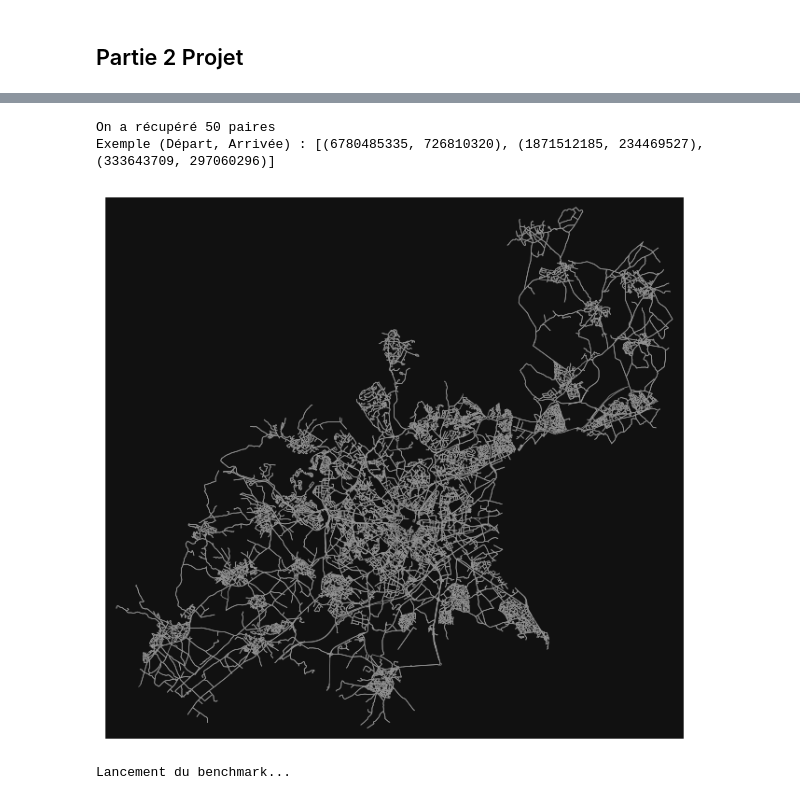
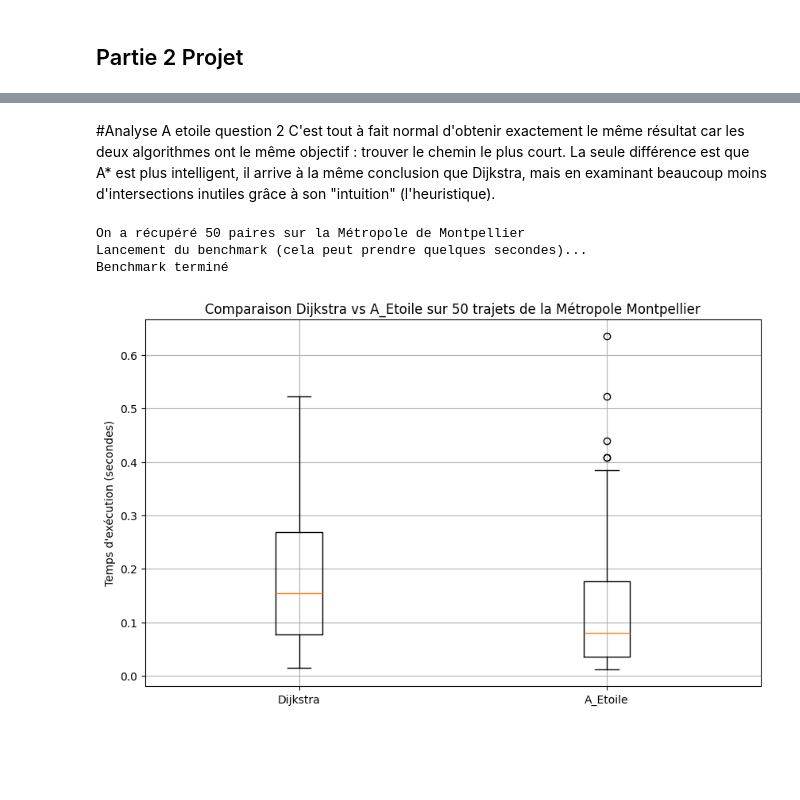
Before and after one commit to ArthY07/Projet-Graphes-Et-Reseaux-L3, a Jupyter notebook: Feschet_Arthur_Chayrigues_Noah.ipynb, the cells around one changed output, grey strips where cells are left out. Cells and saved outputs as stored; diff of their text form; code cells hidden in the pictures; blank space fills up the shorter version.

```diff
--- a/Feschet_Arthur_Chayrigues_Noah.ipynb
+++ b/Feschet_Arthur_Chayrigues_Noah.ipynb
@@ -261,12 +283,16 @@ location = {
     "0": (3.801007, 43.690637),  # Entrepôt
     "1": (3.791705, 43.701633)   # Client
 }
-G = ox.graph_from_place("Saint-Gély-du-Fesc, France", network_type="drive")
-G = ox.add_edge_speeds(G)
-G = ox.add_edge_travel_times(G)
 
+G_base = ox.graph_from_place("Saint-Gély-du-Fesc, France", network_type="drive")
+G_base = ox.add_edge_speeds(G_base)
+G_base = ox.add_edge_travel_times(G_base)
 
-for u, v, key, data in G.edges(keys=True, data=True):
+# On transforme en DiGraph pour algorithme A_Etoile
+G = nx.DiGraph(G_base)
+
+# On prépare les poids (sans le mot "key" car G est maintenant un graphe simple)
+for u, v, data in G.edges(data=True):
     if 'travel_time' in data:
         data['weight'] = data['travel_time']
 
@@ -275,8 +301,7 @@ Client   = ox.distance.nearest_nodes(G, location['1'][0], location['1'][1])
 
 chemin, duree = A_Etoile(G, Entrepôt, Client)
 
-fig, ax = ox.plot_graph_route(G, chemin, route_color='red', route_linewidth=4, node_size=0)
+fig, ax = ox.plot_graph_route(G_base, chemin, route_color='red', route_linewidth=4, node_size=0)
 print(f"Temps de trajet estimé : {duree / 60} minutes")
 print(f"Temps de trajet estimé arrondi: {round(duree / 60, 1)} minutes")
-print()
 # %% [output]
@@ -285,49 +310,57 @@ Temps de trajet estimé : 2.963606444275403 minutes
 Temps de trajet estimé arrondi: 3.0 minutes
+# %% [markdown]
+#Analyse A etoile question 2
+C'est tout à fait normal d'obtenir exactement le même résultat car les deux algorithmes ont le même objectif : trouver le chemin le plus court. La seule différence est que A* est plus intelligent, il arrive à la même conclusion que Dijkstra, mais en examinant beaucoup moins d'intersections inutiles grâce à son "intuition" (l'heuristique).
 # %%
- ## Question 3
+# Question 3
 
-G = ox.graph_from_place(["Montpellier Méditerranée Métropole, France"], network_type="drive")
-G = ox.add_edge_speeds(G)
-G = ox.add_edge_travel_times(G)
+G_base = ox.graph_from_place("Montpellier Méditerranée Métropole, France", network_type="drive")
+G_base = ox.add_edge_speeds(G_base)
+G_base = ox.add_edge_travel_times(G_base)
+
+G = nx.DiGraph(G_base)
+
+for u, v, data in G.edges(data=True):
+    if 'travel_time' in data:
+        data['weight'] = data['travel_time']
 
 nodes = list(G.nodes())
 paires = []
 
-# Tirage aléatoire 50 paires de nœuds (départ/arrivée)
+# Tirage aléatoire 50 paires de nœuds
 for i in range(50):
     depart, arrivee = random.sample(nodes, 2)
     paires.append((depart, arrivee))
 
-print(f"On a récupéré 50 paires")
-print("Exemple (Départ, Arrivée) :", paires[:3])
-
-fig, ax = ox.plot_graph(G, node_size=0, edge_linewidth=0.5)
+print(f"On a récupéré 50 paires sur la Métropole de Montpellier")
 
 times_dijkstra = []
 times_astar = []
 
-print("Lancement du benchmark...")
+print("Lancement du benchmark (cela peut prendre quelques secondes)...")
 
 for depart, arrivee in paires:
+    # Test Dijkstra
     start_d = time.time()
     dijkstra_optimise(G, depart, arrivee)
     times_dijkstra.append(time.time() - start_d)
 
+    # Test A_Etoile
     start_a = time.time()
     A_Etoile(G, depart, arrivee)
     times_astar.append(time.time() - start_a)
 
 print("Benchmark terminé")
 
 # Affichage graphique
 plt.figure(figsize=(10, 6))
 plt.boxplot([times_dijkstra, times_astar], tick_labels=['Dijkstra', 'A_Etoile'])
 plt.ylabel("Temps d'exécution (secondes)")
-plt.title("Comparaison sur 50 paires réelles, Métropole Montpellier")
+plt.title("Comparaison Dijkstra vs A_Etoile sur 50 trajets de la Métropole Montpellier")
 plt.grid(True)
 plt.show()
 # %% [output]
-On a récupéré 50 paires
-Exemple (Départ, Arrivée) : [(6780485335, 726810320), (1871512185, 234469527), (333643709, 297060296)]
+On a récupéré 50 paires sur la Métropole de Montpellier
+Lancement du benchmark (cela peut prendre quelques secondes)...
+Benchmark terminé
-[figure, old version]
+[figure, new version]
-Lancement du benchmark...
```
Also changed, not shown: parts of 23 cells of this notebook.
